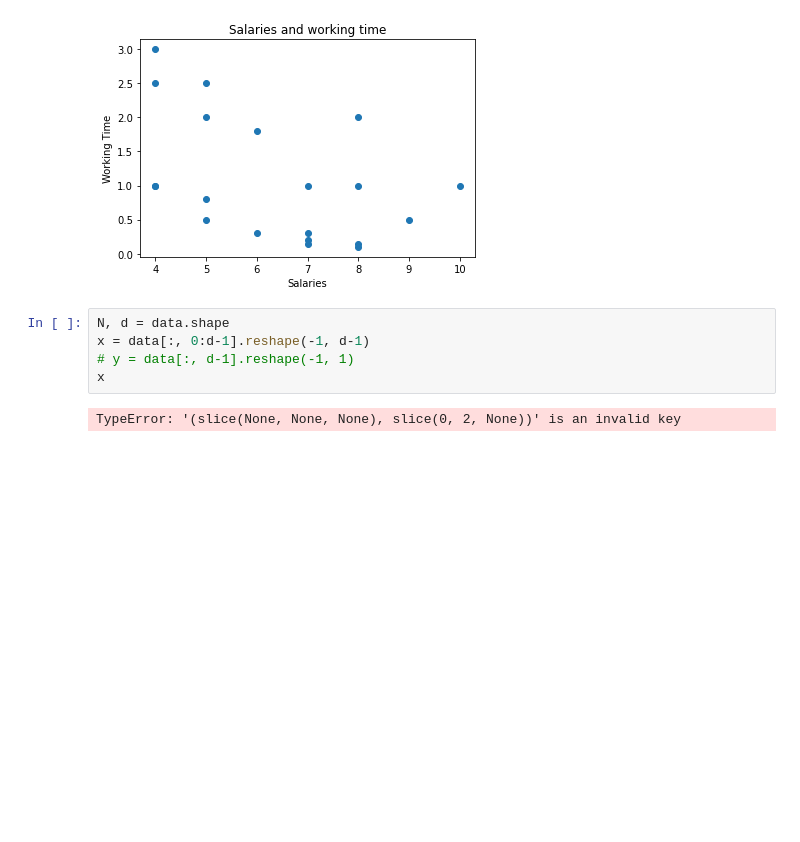
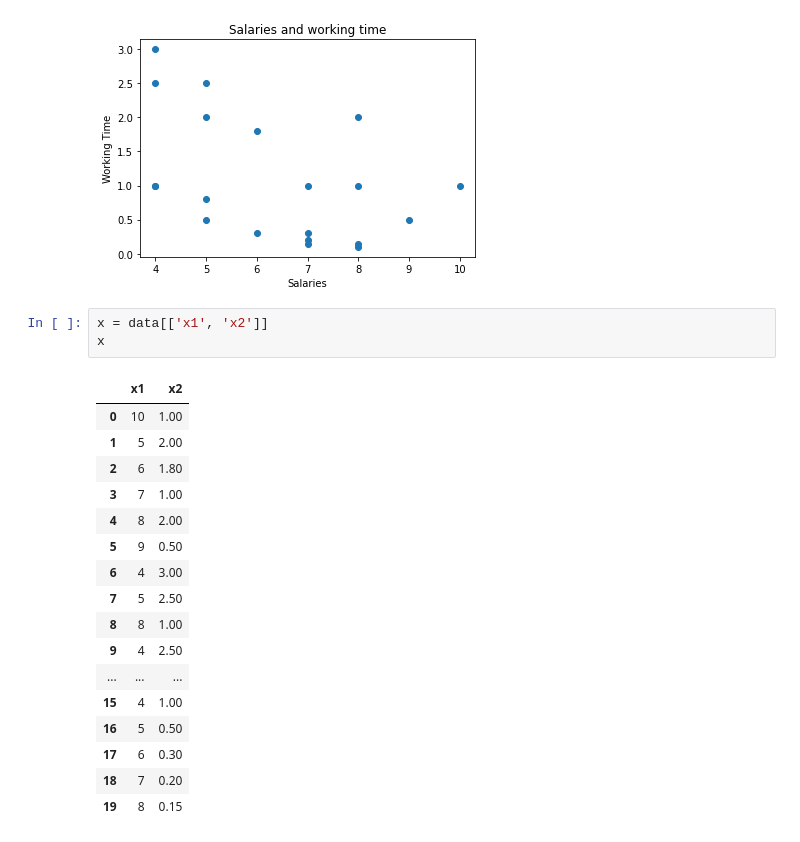
Before and after one commit to Hyprnx/Machine-Learning, a Jupyter notebook: Classwork/W6/Classwork W6.ipynb, the cells around one changed output. Saved outputs shown, nothing was run; the diff lists cells and outputs as text; blank space fills up the shorter version.

```diff
--- a/Classwork/W6/Classwork W6.ipynb
+++ b/Classwork/W6/Classwork W6.ipynb
@@ -175,10 +175,24 @@ plt.show()
 | 18 | 7 | 0.20 | 0 |
 | 19 | 8 | 0.15 | 0 |
 [figure]
-# %%
-N, d = data.shape
-x = data[:, 0:d-1].reshape(-1, d-1)
-# y = data[:, d-1].reshape(-1, 1)
-x
-# %% [output]
-TypeError: '(slice(None, None, None), slice(0, 2, None))' is an invalid key
+# %%
+x = data[['x1', 'x2']]
+x
+# %% [output]
+|  | x1 | x2 |
+| 0 | 10 | 1.00 |
+| 1 | 5 | 2.00 |
+| 2 | 6 | 1.80 |
+| 3 | 7 | 1.00 |
+| 4 | 8 | 2.00 |
+| 5 | 9 | 0.50 |
+| 6 | 4 | 3.00 |
+| 7 | 5 | 2.50 |
+| 8 | 8 | 1.00 |
+| 9 | 4 | 2.50 |
+| ... | ... | ... |
+| 15 | 4 | 1.00 |
+| 16 | 5 | 0.50 |
+| 17 | 6 | 0.30 |
+| 18 | 7 | 0.20 |
+| 19 | 8 | 0.15 |
```
Also changed, not shown: parts of 2 cells of this notebook.
